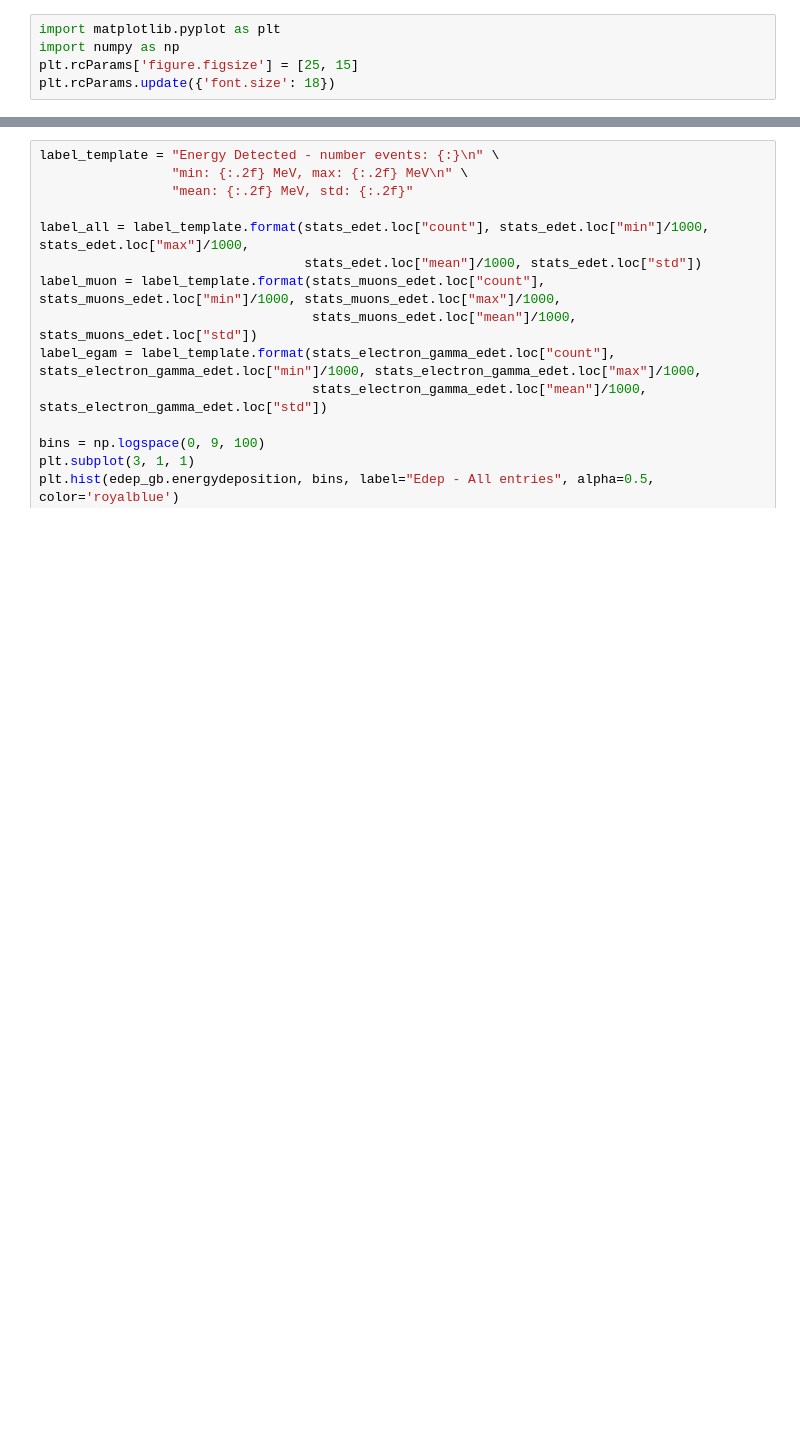
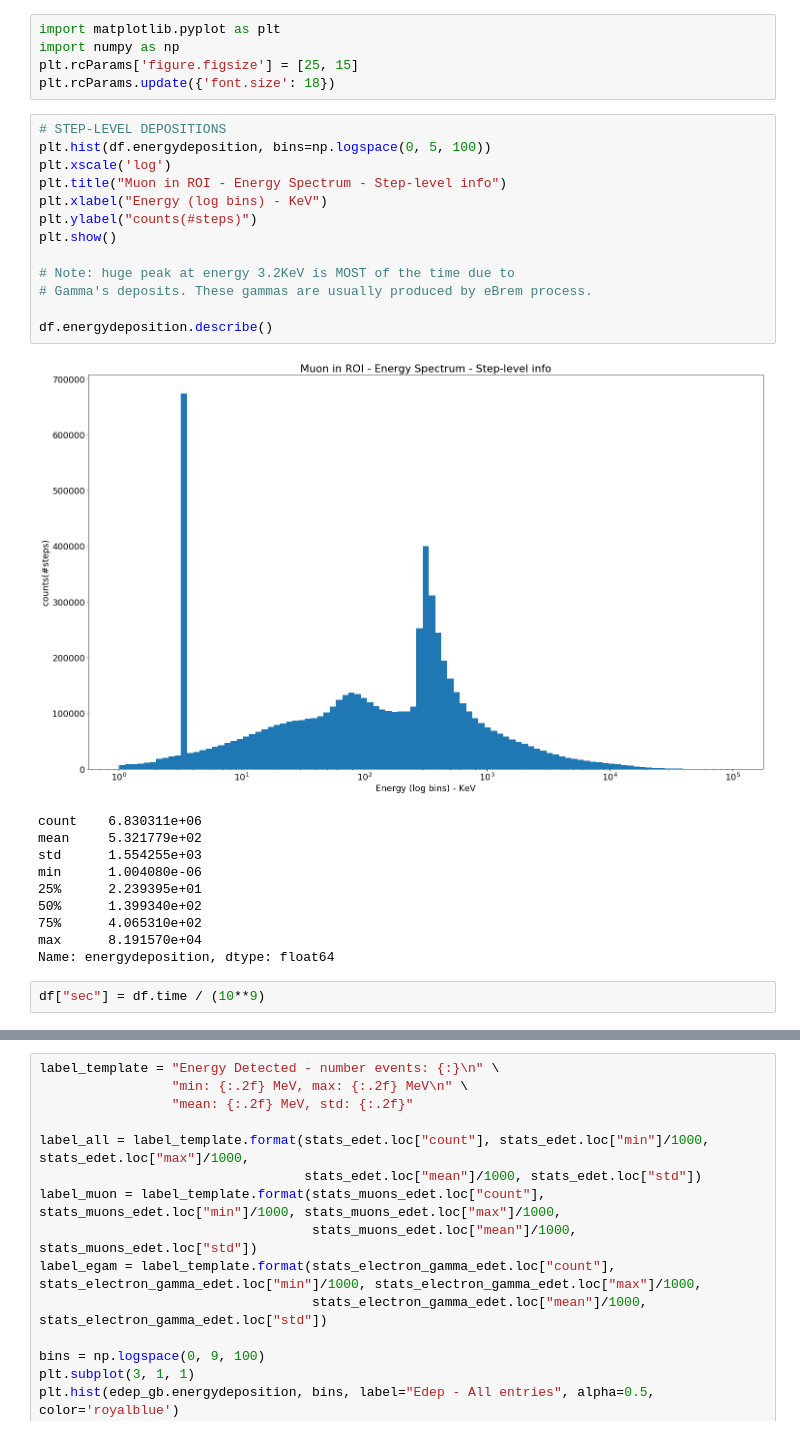
Before and after one commit to luigiberducci/ML4NP, a Jupyter notebook: Notebooks/analysis_2e6muons.ipynb, the cells around one changed output, grey strips where cells are left out. Cells and saved outputs as stored; diff of their text form; blank space fills up the shorter version.

Commit message:
update time, energy spectrum of muons

```diff
--- a/Notebooks/analysis_2e6muons.ipynb
+++ b/Notebooks/analysis_2e6muons.ipynb
@@ -90,3 +90,29 @@ import matplotlib.pyplot as plt
 import numpy as np
 plt.rcParams['figure.figsize'] = [25, 15]
 plt.rcParams.update({'font.size': 18})
+# %%
+# STEP-LEVEL DEPOSITIONS
+plt.hist(df.energydeposition, bins=np.logspace(0, 5, 100))
+plt.xscale('log')
+plt.title("Muon in ROI - Energy Spectrum - Step-level info")
+plt.xlabel("Energy (log bins) - KeV")
+plt.ylabel("counts(#steps)")
+plt.show()
+
+# Note: huge peak at energy 3.2KeV is MOST of the time due to
+# Gamma's deposits. These gammas are usually produced by eBrem process.
+
+df.energydeposition.describe()
+# %% [output]
+[figure, added]
+count    6.830311e+06
+mean     5.321779e+02
+std      1.554255e+03
+min      1.004080e-06
+25%      2.239395e+01
+50%      1.399340e+02
+75%      4.065310e+02
+max      8.191570e+04
+Name: energydeposition, dtype: float64
+# %%
+df["sec"] = df.time / (10**9)
```
Also changed, not shown: parts of 1 cell of this notebook, 1 other file.
